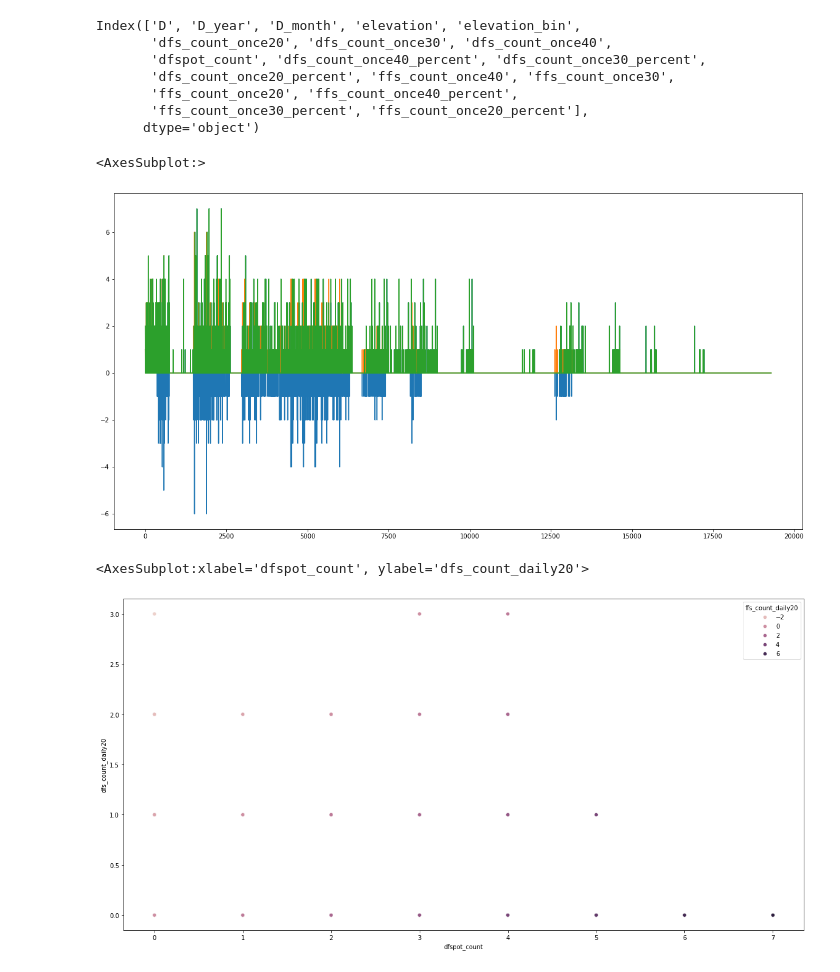
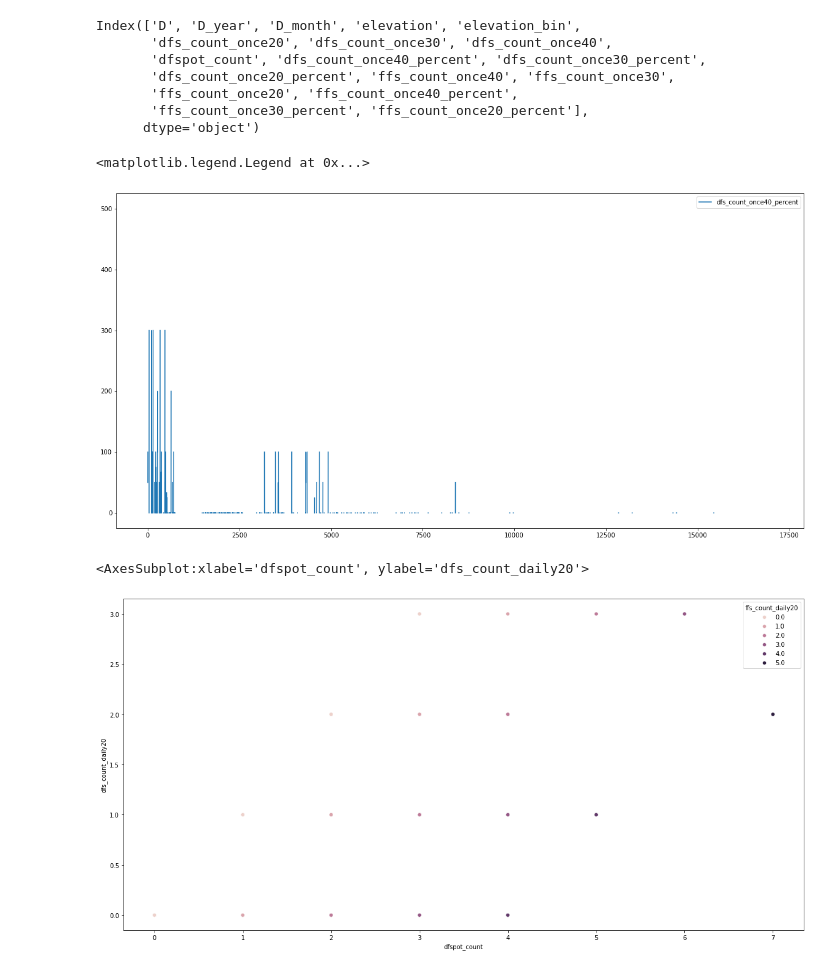
Before and after one commit to varyabazilova/sedcas_sediments_hma, a Jupyter notebook: 202406_modelruns/floods_per_month_plot.ipynb, the cells around one changed output. Drawn from its saved outputs; the diff is of its cells as text; code cells hidden in the pictures.

```diff
--- a/202406_modelruns/floods_per_month_plot.ipynb
+++ b/202406_modelruns/floods_per_month_plot.ipynb
@@ -11,7 +11,7 @@ import functions
 def cut_dates(df):
     df['D'] = pd.to_datetime(df['D'])
     filtered_df = df[df['D'] > '1990-08-30']
-    filtered_df = filtered_df[filtered_df['D'] > '1990-07-31']
+    filtered_df = filtered_df[filtered_df['D'] < '2022-07-30']
     return filtered_df
 
 # def create_unique_id_column(df):
@@ -267,12 +330,14 @@ Index(['D', 'D_year', 'D_month', 'elevation', 'elevation_bin',
 # %%
 plt.figure(figsize = (20, 10))
 
-lc1_daily.ffs_count_daily40.plot()
-lc1_daily.dfs_count_daily40.plot()
-lc1_daily.dfspot_count.plot()
+# lc1_daily.dfspot_count.plot()
+# lc1_daily.dfs_count_daily40.plot()
+lc1_once.dfs_count_once40_percent.plot()
+
+plt.legend()
 # %% [output]
-<AxesSubplot:>
+<matplotlib.legend.Legend at 0x...>
-[figure, old version]
+[figure, new version]
 # %%
 plt.figure(figsize = (20, 10))
 
@@ -282,7 +347,7 @@ sns.scatterplot(data=lc1_daily, x="dfspot_count", y="dfs_count_daily20", hue = '
 # lc1_daily.dfspot_count.plot()
 # %% [output]
 <AxesSubplot:xlabel='dfspot_count', ylabel='dfs_count_daily20'>
-[figure, old version]
+[figure, new version]
 # %%
 plt.figure(figsize = (10, 5))
 
```
Also changed, not shown: parts of 6 cells of this notebook, 8 other files.
